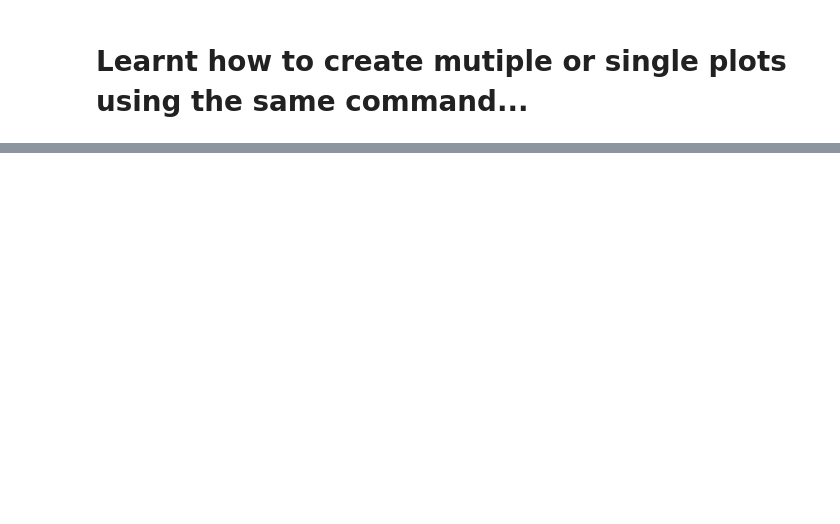
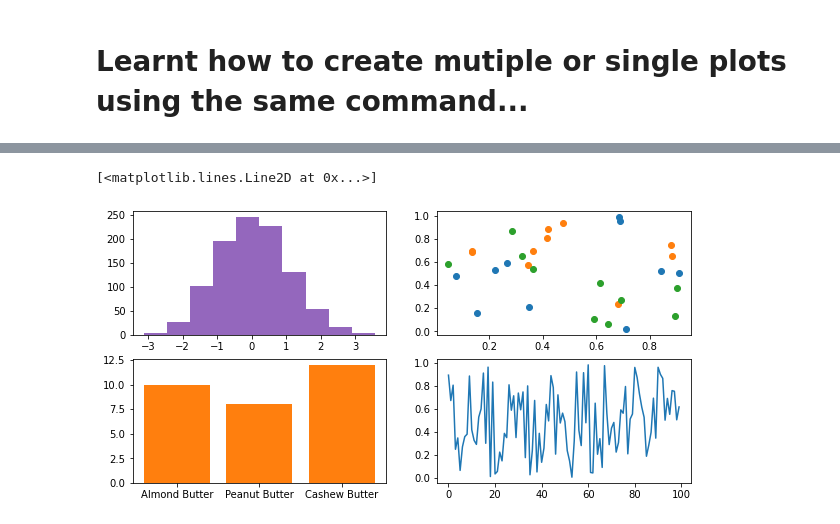
Before and after one commit to edwardsmoses/first-machine-learning-project, a Jupyter notebook: introduction-to-matplotlib.ipynb, the cells around one changed output, grey strips where cells are left out. Saved outputs shown, nothing was run; the diff lists cells and outputs as text; code cells hidden in the pictures; blank space fills up the shorter version.

```diff
--- a/introduction-to-matplotlib.ipynb
+++ b/introduction-to-matplotlib.ipynb
@@ -257,0 +268,12 @@ fig
+# %%
+ax[0,0].hist(x)
+ax[0,1].scatter(np.random.random(10), np.random.random(10));
+ax[1,0].bar(nut_butter_prices.keys(), nut_butter_prices.values());
+
+ax[1,1].plot(np.random.random(100))
+# %% [output]
+[<matplotlib.lines.Line2D at 0x...>]
+# %%
+fig
+# %% [output]
+[figure, added]
```
Also changed, not shown: parts of 8 cells of this notebook.
